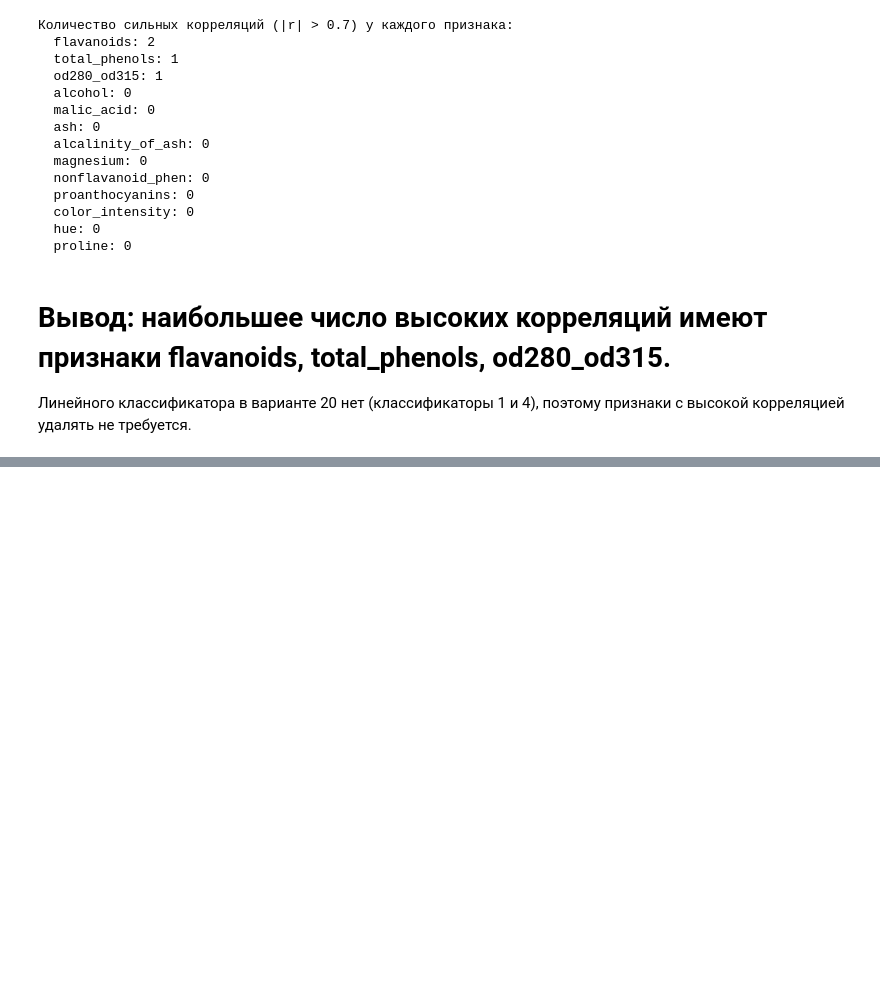
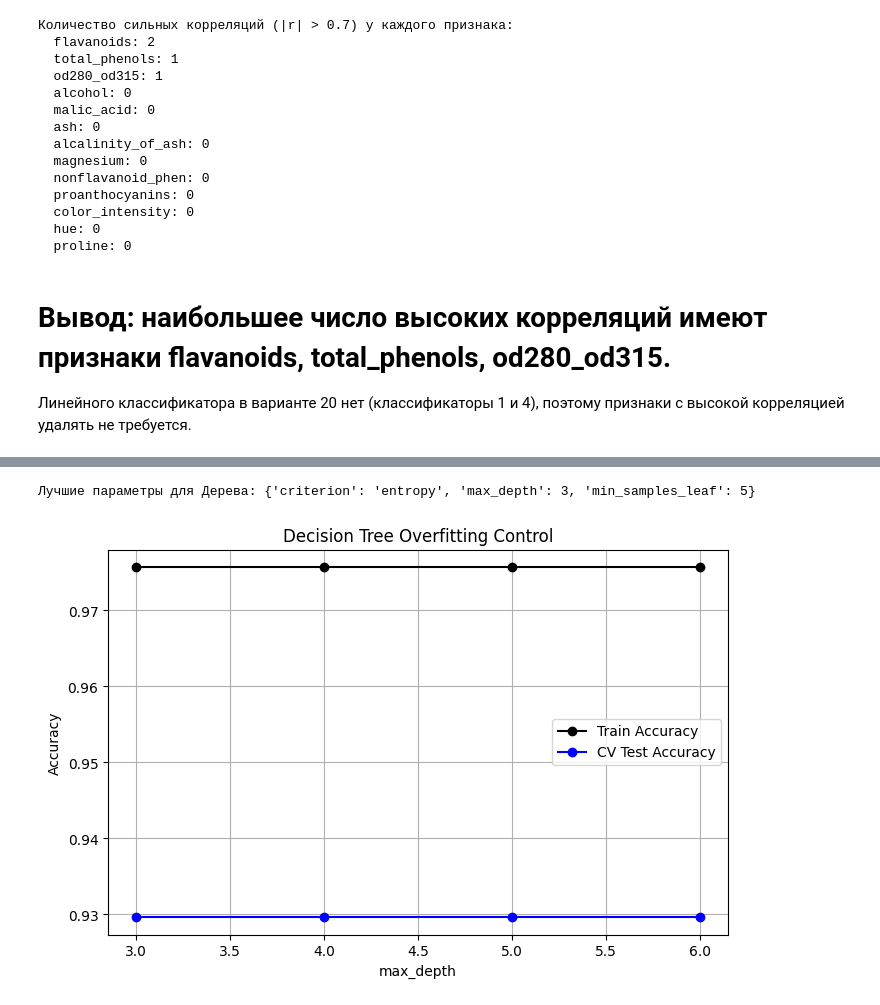
Before and after one commit to Mazi-star/LAB2, a Jupyter notebook: LAB2.ipynb, the cells around one changed output, grey strips where cells are left out. Cells and saved outputs as stored; diff of their text form; code cells hidden in the pictures; blank space fills up the shorter version.

```diff
--- a/LAB2.ipynb
+++ b/LAB2.ipynb
@@ -269,21 +269,3 @@ for k, v in sorted(high_corr_count.items(), key=lambda x: -x[1]):
 # Вывод: наибольшее число высоких корреляций имеют признаки flavanoids, total_phenols, od280_od315.
 Линейного классификатора в варианте 20 нет (классификаторы 1 и 4),
 поэтому признаки с высокой корреляцией удалять не требуется.
-# %%
-label_encoder = LabelEncoder()
-y_encoded = label_encoder.fit_transform(data['class'])
-
-X = data[feature_cols].values
-y = y_encoded
-
-X_train, X_test, y_train, y_test = train_test_split(
-    X, y, test_size=0.2, random_state=42, stratify=y)
-
-scaler = MinMaxScaler()
-X_train = scaler.fit_transform(X_train)
-X_test = scaler.transform(X_test)
-
-print(f"Train: {X_train.shape}, Test: {X_test.shape}")
-
-y_train_bin = label_binarize(y_train, classes=[0, 1, 2])
-y_test_bin  = label_binarize(y_test,  classes=[0, 1, 2])
@@ -331,0 +272,42 @@ plt.show()
+# %%
+imputer = SimpleImputer(strategy='median')
+scaler = MinMaxScaler()
+
+X_train_scaled = scaler.fit_transform(imputer.fit_transform(X_train))
+X_test_scaled = scaler.transform(imputer.transform(X_test))
+
+dt_param_grid = {
+    'max_depth': [3, 4, 5, 6],
+    'min_samples_leaf': [3, 5, 8],
+    'criterion': ['gini', 'entropy']
+}
+
+grid_dt = GridSearchCV(
+    DecisionTreeClassifier(random_state=42),
+    dt_param_grid,
+    cv=5,
+    scoring='accuracy',
+    return_train_score=True
+)
+
+grid_dt.fit(X_train_scaled, y_train)
+print("Лучшие параметры для Дерева:", grid_dt.best_params_)
+
+results_dt = grid_dt.cv_results_
+depths = dt_param_grid['max_depth']
+
+train_scores_dt = [np.mean(results_dt['mean_train_score'][results_dt['param_max_depth'] == d]) for d in depths]
+test_scores_dt = [np.mean(results_dt['mean_test_score'][results_dt['param_max_depth'] == d]) for d in depths]
+
+plt.figure(figsize=(8, 5))
+plt.plot(depths, train_scores_dt, label='Train Accuracy', marker='o', color='black')
+plt.plot(depths, test_scores_dt, label='CV Test Accuracy', marker='o', color='blue')
+plt.xlabel('max_depth')
+plt.ylabel('Accuracy')
+plt.title('Decision Tree Overfitting Control')
+plt.legend()
+plt.grid(True)
+plt.show()
+# %% [output]
+Лучшие параметры для Дерева: {'criterion': 'entropy', 'max_depth': 3, 'min_samples_leaf': 5}
+[figure, added]
```
Also changed, not shown: parts of 5 cells of this notebook.
